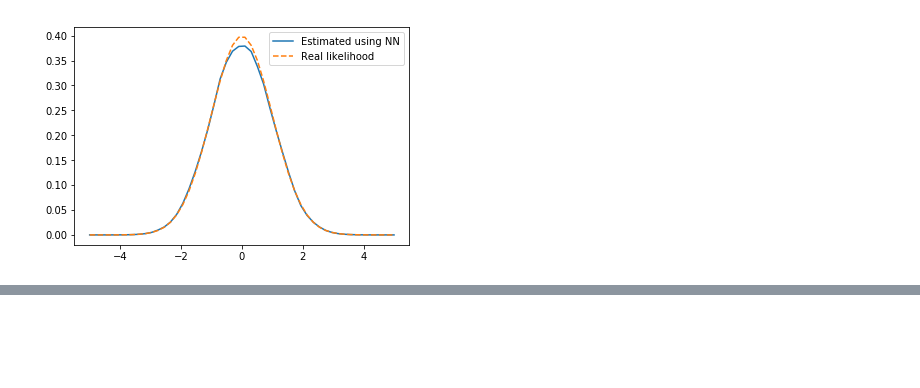
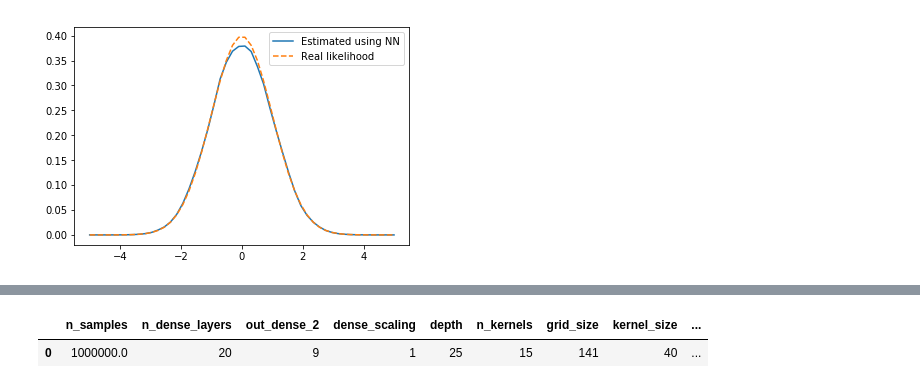
Before and after one commit to simonpeterhans/ep-param-est, a Jupyter notebook: notebooks/formatting.ipynb, the cells around one changed output, grey strips where cells are left out. Cells and saved outputs as stored; diff of their text form; code cells hidden in the pictures; blank space fills up the shorter version.

```diff
--- a/notebooks/formatting.ipynb
+++ b/notebooks/formatting.ipynb
@@ -398,0 +469,23 @@ plt.legend()
+# %%
+thetas = 1e6
+desired_grid_size = 150
+
+n_epochs = 5
+batch_size = 64
+n_dense_layers = 20
+dense_scaling = 1
+depth = 25
+n_kernels = 15
+kernel_size = 40
+# %%
+a = Model(thetas, n_epochs, batch_size, desired_grid_size, n_dense_layers,
+              dense_scaling, depth, n_kernels, kernel_size)
+# %%
+select = set(dir(a)) - set(dir(keras.Model()))
+all_params = vars(a)
+params = {k: all_params[k] for k in select}
+
+pd.DataFrame.from_records([params], columns=params.keys())
+# %% [output]
+|  | n_samples | n_dense_layers | out_dense_2 | dense_scaling | depth | n_kernels | grid_size | kernel_size | ... |
+| 0 | 1000000.0 | 20 | 9 | 1 | 25 | 15 | 141 | 40 | ... |
```
Also changed, not shown: parts of 10 cells of this notebook, 3 other files.
